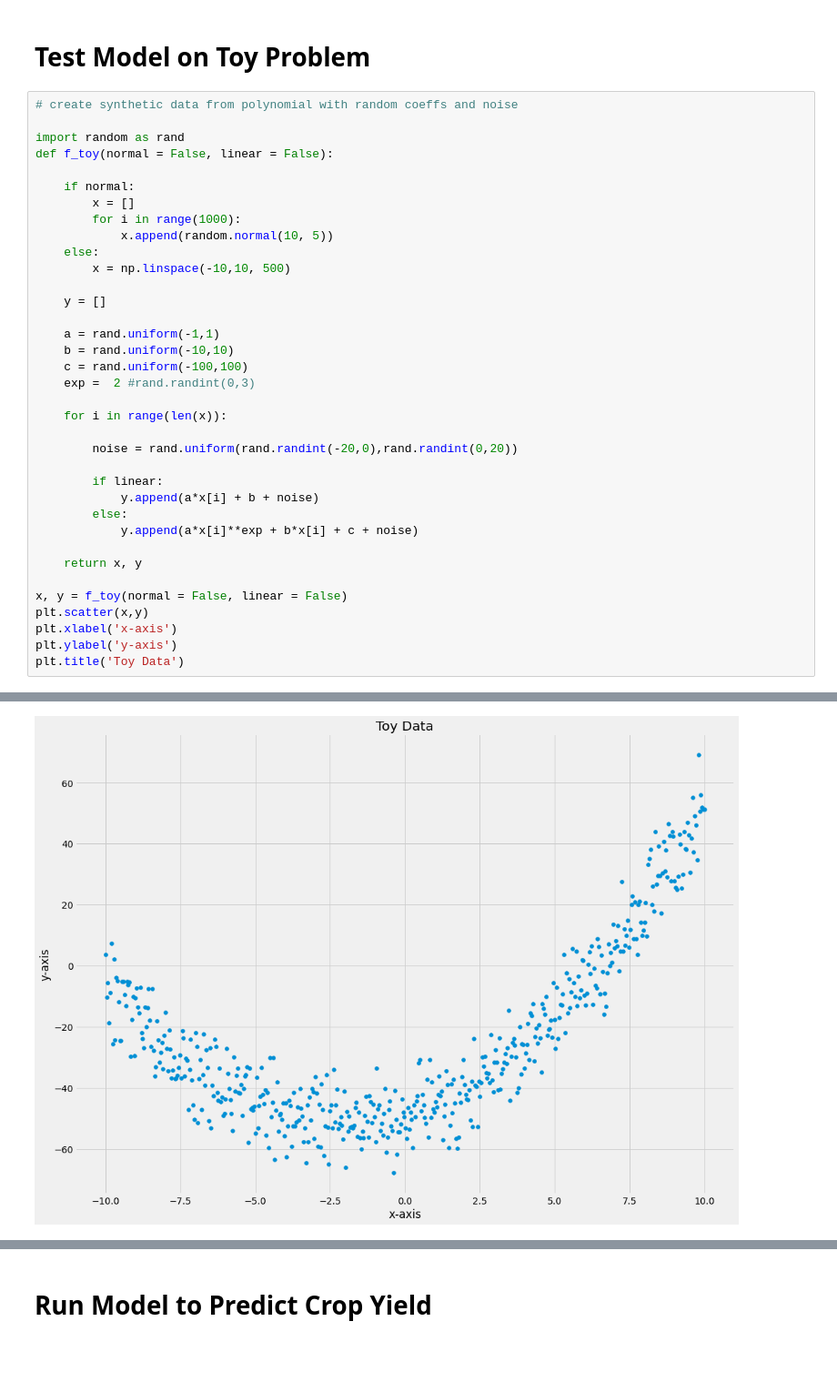
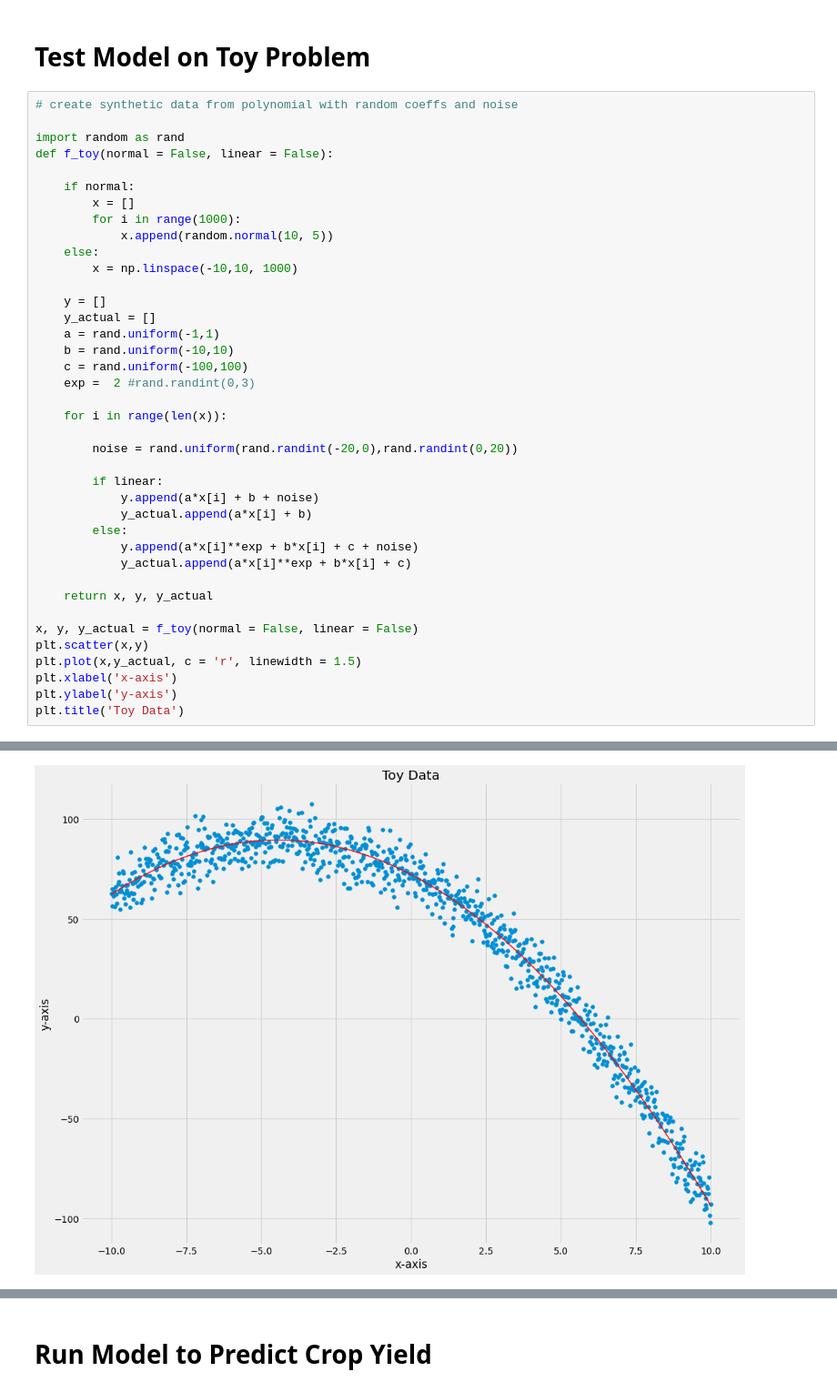
Before and after one commit to itsjacobhere/Predict-Crop-Yield, a Jupyter notebook: Linear Regression.ipynb, the cells around one changed output, grey strips where cells are left out. Shown: that part at 91% size. Drawn from its saved outputs; the diff is of its cells as text; blank space fills up the shorter version.

```diff
--- a/Linear Regression.ipynb
+++ b/Linear Regression.ipynb
@@ -123,38 +133,41 @@ import random as rand
 def f_toy(normal = False, linear = False):
 
     if normal:
         x = []
         for i in range(1000):
             x.append(random.normal(10, 5))
     else:
-        x = np.linspace(-10,10, 500)
+        x = np.linspace(-10,10, 1000)
 
     y = []
-
+    y_actual = []
     a = rand.uniform(-1,1)
     b = rand.uniform(-10,10)
     c = rand.uniform(-100,100)
     exp =  2 #rand.randint(0,3)
 
     for i in range(len(x)):
 
         noise = rand.uniform(rand.randint(-20,0),rand.randint(0,20))
 
         if linear:
             y.append(a*x[i] + b + noise)
+            y_actual.append(a*x[i] + b)
         else:
             y.append(a*x[i]**exp + b*x[i] + c + noise)
+            y_actual.append(a*x[i]**exp + b*x[i] + c)
 
-    return x, y
+    return x, y, y_actual
 
-x, y = f_toy(normal = False, linear = False)
+x, y, y_actual = f_toy(normal = False, linear = False)
 plt.scatter(x,y)
+plt.plot(x,y_actual, c = 'r', linewidth = 1.5)
 plt.xlabel('x-axis')
 plt.ylabel('y-axis')
 plt.title('Toy Data')
 # %% [output]
 Text(0.5, 1.0, 'Toy Data')
-[figure, old version]
+[figure, new version]
 # %%
 # create datafame from toy data
 df_toy = pd.DataFrame(list(x), columns=['x'])
```
Also changed, not shown: parts of 39 cells of this notebook, 4 other files.
